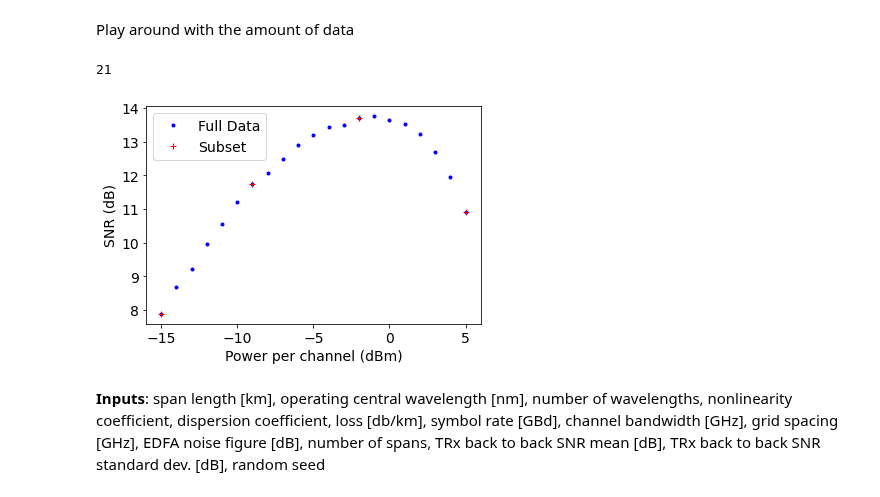
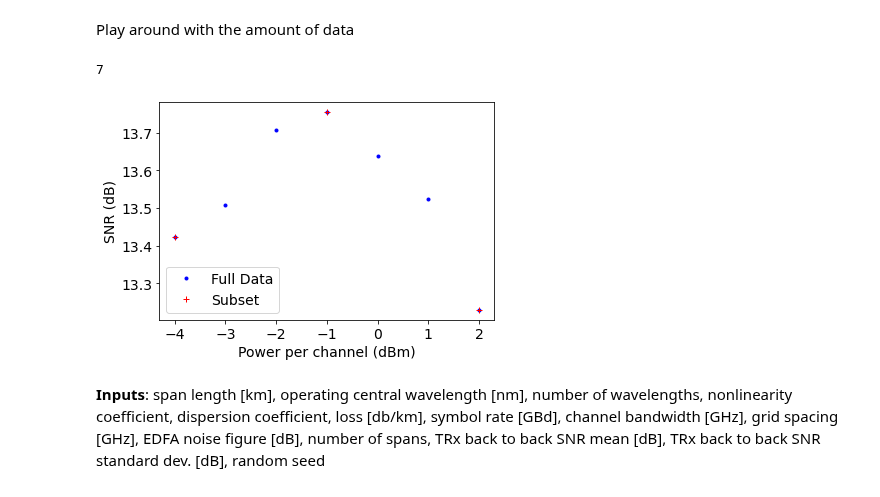
Before and after one commit to joshnevin/physics_enhanced_GPs, a Jupyter notebook: SSFM_enhanced_GPs_comp_d_pvar.ipynb, the cells around one changed output. Drawn from its saved outputs; the diff is of its cells as text; code cells hidden in the pictures.

```diff
--- a/SSFM_enhanced_GPs_comp_d_pvar.ipynb
+++ b/SSFM_enhanced_GPs_comp_d_pvar.ipynb
@@ -25,8 +25,10 @@ Play around with the amount of data
 # pch = pch[:16]
 snr_comp = snr[:16] # to compare with SSFM
 pch_comp = pch[:16]
-snr = snr[1:14]  # -8 to 4 dBm
-pch = pch[1:14]
+# snr = snr[1:14]  # -8 to 4 dBm
+# pch = pch[1:14]
+snr = snr[3:10] # -6 to 0 dBm  # 3 dBm around peak
+pch = pch[3:10]
 # %%
 down_sample_factor = 1
 snr = np.array([snr[i] for i in range(len(snr)) if i % down_sample_factor == 0])
@@ -34,25 +36,28 @@ pch = np.array([pch[i] for i in range(len(pch)) if i % down_sample_factor == 0])
 # %%
 len(pch)
 # %% [output]
-21
+7
 # %%
 # inds = [0, 4, 8, 12, 15]  # for -10 to 5 dBm
 # snr_sub = np.array([snr[inds[0]], snr[inds[1]], snr[inds[2]], snr[inds[3]], snr[inds[4]]])
 # pch_sub = np.array([pch[inds[0]], pch[inds[1]], pch[inds[2]], pch[inds[3]], pch[inds[4]]])
 # inds = [0, 3, 6, 9, 12]  # for -8 to 4 dBm
 # snr_sub = np.array([snr[inds[0]], snr[inds[1]], snr[inds[2]], snr[inds[3]], snr[inds[4]]])
 # pch_sub = np.array([pch[inds[0]], pch[inds[1]], pch[inds[2]], pch[inds[3]], pch[inds[4]]])
-inds = [0, 7, 14, -1]  # for -15 to 5 dBm
-snr_sub = np.array([snr[inds[0]], snr[inds[1]], snr[inds[2]], snr[inds[3]]])
-pch_sub = np.array([pch[inds[0]], pch[inds[1]], pch[inds[2]], pch[inds[3]]])
+# inds = [0, 7, 14, -1]  # for -15 to 5 dBm
+# snr_sub = np.array([snr[inds[0]], snr[inds[1]], snr[inds[2]], snr[inds[3]]])
+# pch_sub = np.array([pch[inds[0]], pch[inds[1]], pch[inds[2]], pch[inds[3]]])
+inds = [0, 3, -1]  # -6 to 0 dBm, three measurements
+snr_sub = np.array([snr[inds[0]], snr[inds[1]], snr[inds[2]]])
+pch_sub = np.array([pch[inds[0]], pch[inds[1]], pch[inds[2]]])
 plt.plot(pch, snr, 'b.', label='Full Data')
 plt.plot(pch_sub, snr_sub, 'r+', label='Subset')
 plt.xlabel("Power per channel (dBm)")
 plt.ylabel("SNR (dB)")
 plt.legend()
 plt.show()
 # %% [output]
-[figure, old version]
+[figure, new version]
 # %% [markdown]
 **Inputs**: span length [km], operating central wavelength [nm], number of wavelengths, nonlinearity coefficient, dispersion coefficient, loss [db/km], symbol rate [GBd], channel bandwidth [GHz], grid spacing [GHz], EDFA noise figure [dB], number of spans, TRx back to back SNR mean [dB],  TRx back to back SNR standard dev. [dB], random seed
 # %%
```
Also changed, not shown: parts of 33 cells of this notebook, 1 other file.
